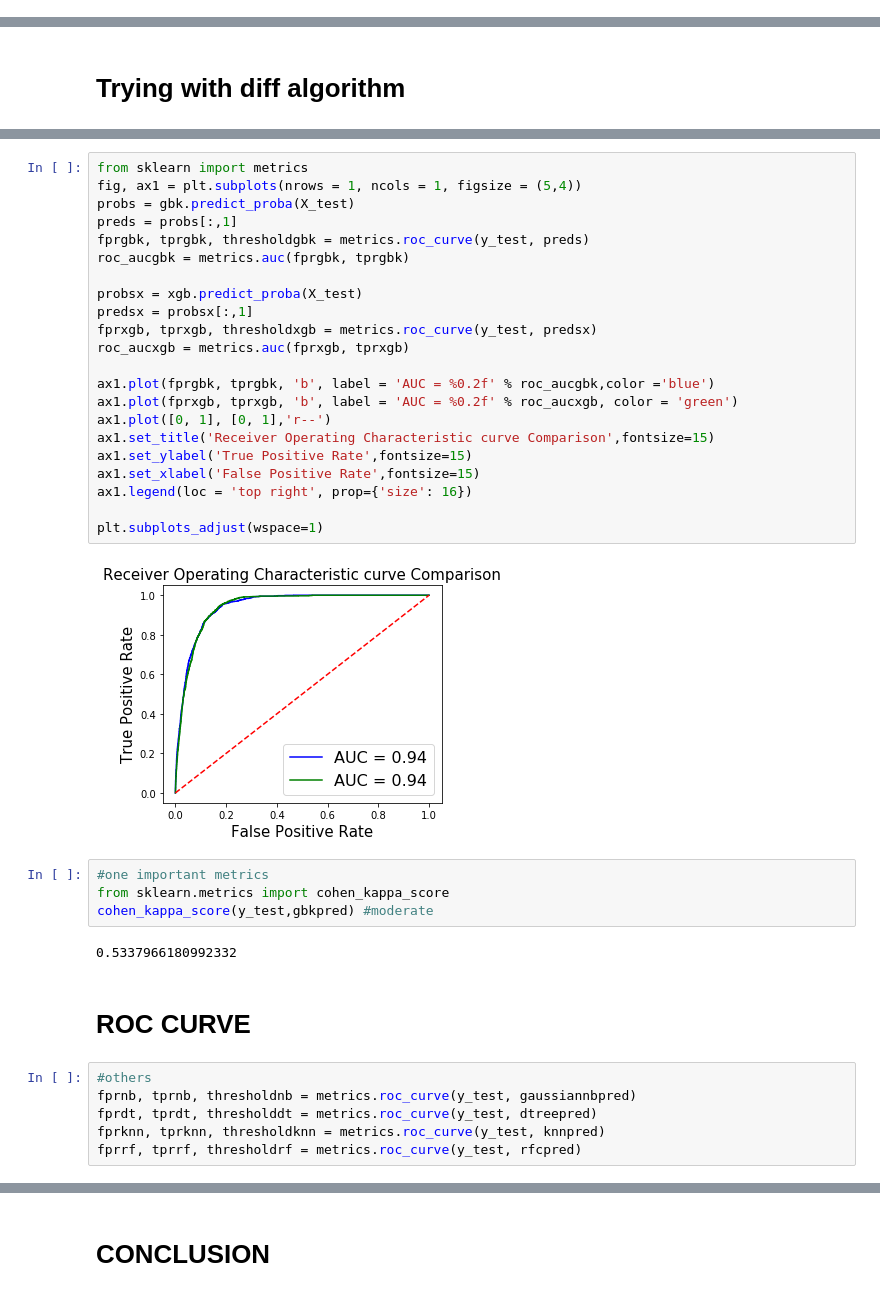
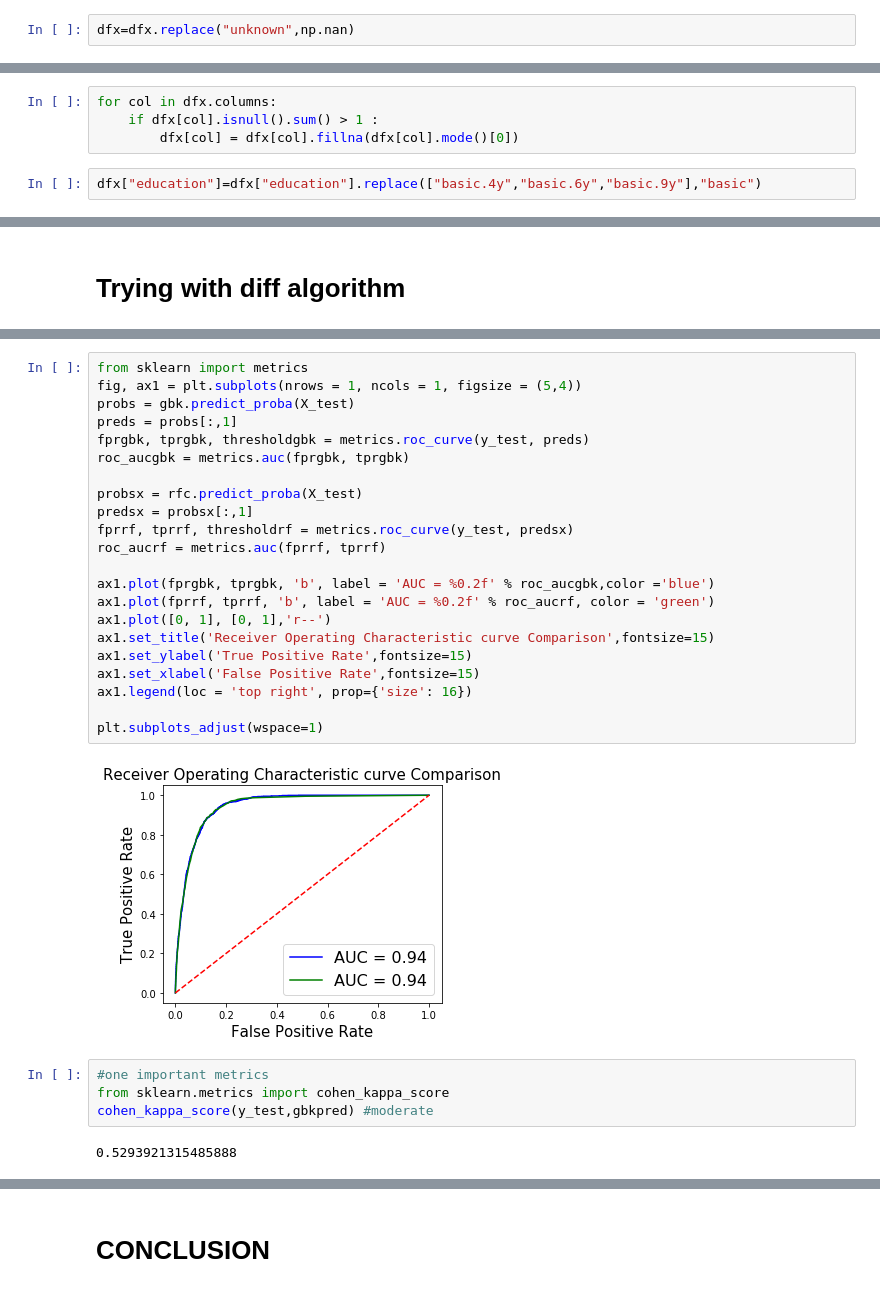
Before and after one commit to RamkumarR22/Bank-Marketing-Data, a Jupyter notebook: Bank Data.ipynb, the cells around one changed output, grey strips where cells are left out. Cells and saved outputs as stored; diff of their text form.

```diff
--- a/Bank Data.ipynb
+++ b/Bank Data.ipynb
@@ -212,3 +212,5 @@ print("numerical column----->",num_col)
 categorical column----> ['job', 'marital', 'education', 'default', 'housing', 'loan', 'contact', 'month', 'day_of_week', 'poutcome']
 ************************************************************************************************************************
 numerical column-----> ['age', 'duration', 'campaign', 'pdays', 'previous', 'emp.var.rate', 'cons.price.idx', 'cons.conf.idx', 'euribor3m', 'nr.employed']
+# %%
+dfx=dfx.replace("unknown",np.nan)
@@ -215,3 +237,9 @@ numerical column-----> ['age', 'duration', 'campaign', 'pdays', 'previous', 'emp
+# %%
+for col in dfx.columns:
+    if dfx[col].isnull().sum() > 1 :
+        dfx[col] = dfx[col].fillna(dfx[col].mode()[0])
+# %%
+dfx["education"]=dfx["education"].replace(["basic.4y","basic.6y","basic.9y"],"basic")
 # %%
 # Label encoder order is alphabetical
 from sklearn.preprocessing import LabelEncoder
@@ -371,38 +427,30 @@ models.sort_values(by='Score', ascending=False)
 # %%
 from sklearn import metrics
 fig, ax1 = plt.subplots(nrows = 1, ncols = 1, figsize = (5,4))
 probs = gbk.predict_proba(X_test)
 preds = probs[:,1]
 fprgbk, tprgbk, thresholdgbk = metrics.roc_curve(y_test, preds)
 roc_aucgbk = metrics.auc(fprgbk, tprgbk)
 
-probsx = xgb.predict_proba(X_test)
+probsx = rfc.predict_proba(X_test)
 predsx = probsx[:,1]
-fprxgb, tprxgb, thresholdxgb = metrics.roc_curve(y_test, predsx)
-roc_aucxgb = metrics.auc(fprxgb, tprxgb)
+fprrf, tprrf, thresholdrf = metrics.roc_curve(y_test, predsx)
+roc_aucrf = metrics.auc(fprrf, tprrf)
 
 ax1.plot(fprgbk, tprgbk, 'b', label = 'AUC = %0.2f' % roc_aucgbk,color ='blue')
-ax1.plot(fprxgb, tprxgb, 'b', label = 'AUC = %0.2f' % roc_aucxgb, color = 'green')
+ax1.plot(fprrf, tprrf, 'b', label = 'AUC = %0.2f' % roc_aucrf, color = 'green')
 ax1.plot([0, 1], [0, 1],'r--')
 ax1.set_title('Receiver Operating Characteristic curve Comparison',fontsize=15)
 ax1.set_ylabel('True Positive Rate',fontsize=15)
 ax1.set_xlabel('False Positive Rate',fontsize=15)
 ax1.legend(loc = 'top right', prop={'size': 16})
 
 plt.subplots_adjust(wspace=1)
 # %% [output]
-[figure, old version]
+[figure, new version]
 # %%
 #one important metrics
 from sklearn.metrics import cohen_kappa_score
 cohen_kappa_score(y_test,gbkpred) #moderate
 # %% [output]
-0.5337966180992332
+0.5293921315485888
-# %% [markdown]
-# ROC CURVE
-# %%
-#others
-fprnb, tprnb, thresholdnb = metrics.roc_curve(y_test, gaussiannbpred)
-fprdt, tprdt, thresholddt = metrics.roc_curve(y_test, dtreepred)
-fprknn, tprknn, thresholdknn = metrics.roc_curve(y_test, knnpred)
-fprrf, tprrf, thresholdrf = metrics.roc_curve(y_test, rfcpred)
```
Also changed, not shown: parts of 25 cells of this notebook.
